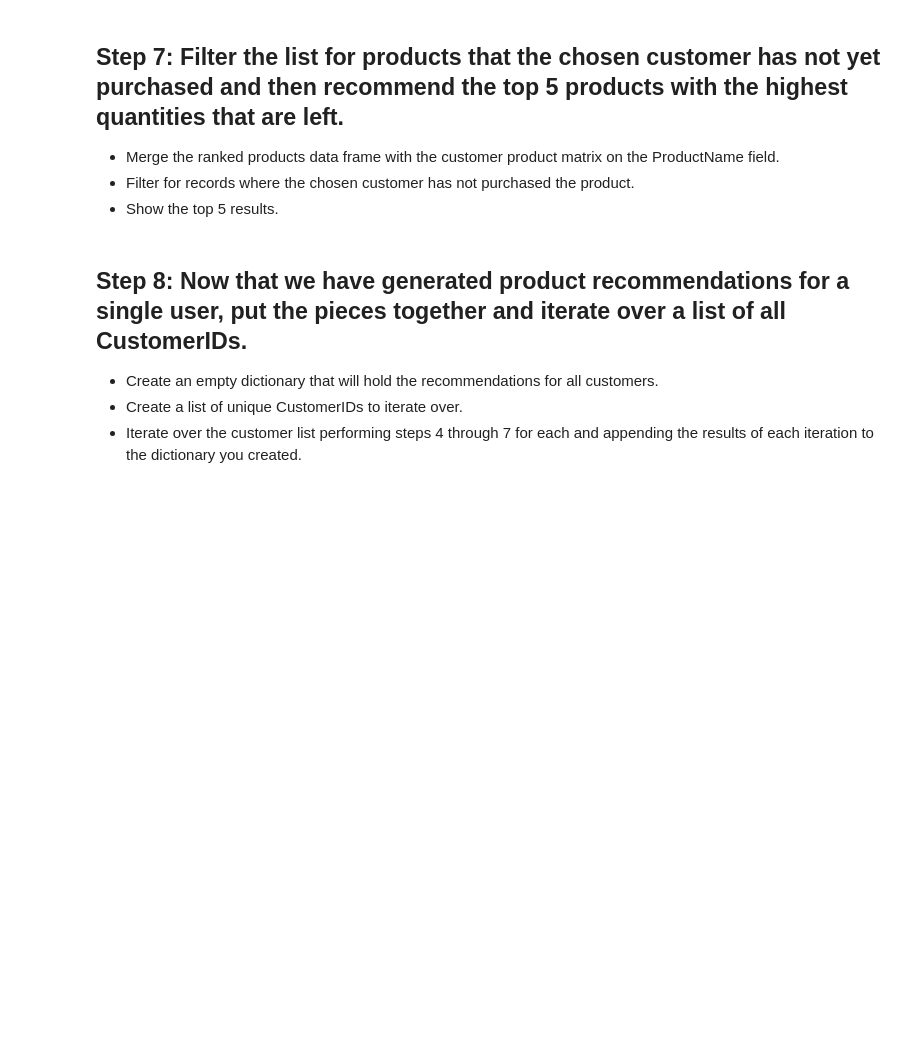
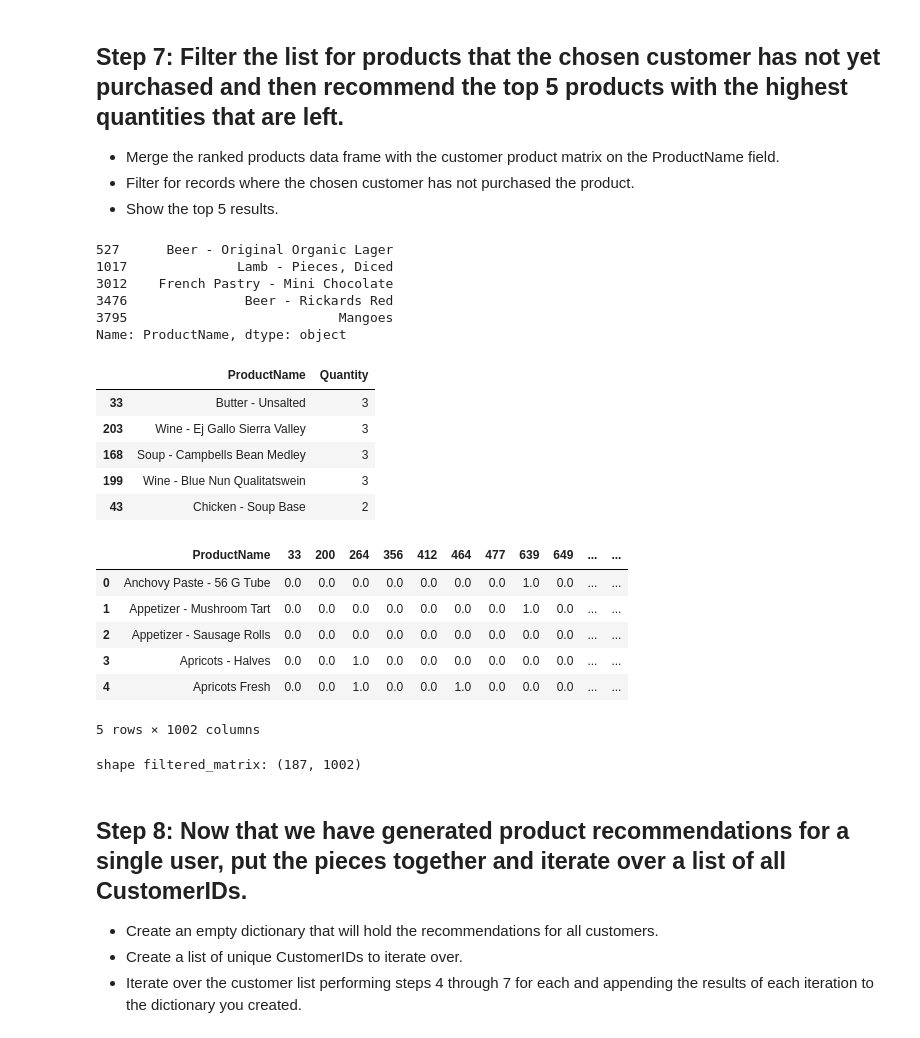
Before and after one commit to ta-datapt-bcn/lab-intro-recommender-systems, a Jupyter notebook: your-code/main.ipynb, the cells around one changed output. Cells and saved outputs as stored; diff of their text form; code cells hidden in the pictures; blank space fills up the shorter version.

```diff
--- a/your-code/main.ipynb
+++ b/your-code/main.ipynb
@@ -24,2 +103,5 @@ The rows of the matrix should represent the products, the columns should represe
 # %% [markdown]
 ## Step 4: Check your results by generating a list of the top 5 most similar customers for a specific CustomerID.
+# %%
+results_33 = distances[33].sort_values(ascending=False)[1:6]
+results_33
@@ -26,2 +116,9 @@ The rows of the matrix should represent the products, the columns should represe
 # %% [markdown]
 ## Step 5: From the data frame you created in Step 1, select the records for the list of similar CustomerIDs you obtained in Step 4.
+# %%
+
+names_33 = list(results_33.keys())
+print(names_33)
+
+similar = buy_each.loc[buy_each.CustomerID.isin(names_33)]
+similar.head()
@@ -29,3 +134,6 @@ The rows of the matrix should represent the products, the columns should represe
 ## Step 6: Aggregate those customer purchase records by ProductName, sum the Quantity field, and then rank them in descending order by quantity.
 
 This will give you the total number of each product purchased by the 5 most similar customers to the customer you selected in order from most purchased to least.
+# %%
+ranked = similar.groupby(['ProductName'],as_index=False).agg({'Quantity':'sum'}).sort_values('Quantity', ascending=False)
+ranked.reset_index(drop=True)
@@ -35,6 +162,37 @@ This will give you the total number of each product purchased by the 5 most simi
 - Merge the ranked products data frame with the customer product matrix on the ProductName field.
 - Filter for records where the chosen customer has not purchased the product.
 - Show the top 5 results.
+# %%
+customer = data[data['CustomerID']==33]['ProductName']
+customer[:5]
+
+ranked_not_buyed_33 = ranked.loc[~ranked['ProductName'].isin(customer)]
+ranked_not_buyed_33.head(5)
+
+filtered_matrix = pd.merge(cus_matrix, ranked_not_buyed_33, on='ProductName')
+filtered_matrix.head()
+print('shape filtered_matrix:',filtered_matrix.shape)
+# %% [output]
+527      Beer - Original Organic Lager
+1017              Lamb - Pieces, Diced
+3012    French Pastry - Mini Chocolate
+3476               Beer - Rickards Red
+3795                           Mangoes
+Name: ProductName, dtype: object
+|  | ProductName | Quantity |
+| 33 | Butter - Unsalted | 3 |
+| 203 | Wine - Ej Gallo Sierra Valley | 3 |
+| 168 | Soup - Campbells Bean Medley | 3 |
+| 199 | Wine - Blue Nun Qualitatswein | 3 |
+| 43 | Chicken - Soup Base | 2 |
+|  | ProductName | 33 | 200 | 264 | 356 | 412 | 464 | 477 | 639 | 649 | ... | ... |
+| 0 | Anchovy Paste - 56 G Tube | 0.0 | 0.0 | 0.0 | 0.0 | 0.0 | 0.0 | 0.0 | 1.0 | 0.0 | ... | ... |
+| 1 | Appetizer - Mushroom Tart | 0.0 | 0.0 | 0.0 | 0.0 | 0.0 | 0.0 | 0.0 | 1.0 | 0.0 | ... | ... |
+| 2 | Appetizer - Sausage Rolls | 0.0 | 0.0 | 0.0 | 0.0 | 0.0 | 0.0 | 0.0 | 0.0 | 0.0 | ... | ... |
+| 3 | Apricots - Halves | 0.0 | 0.0 | 1.0 | 0.0 | 0.0 | 0.0 | 0.0 | 0.0 | 0.0 | ... | ... |
+| 4 | Apricots Fresh | 0.0 | 0.0 | 1.0 | 0.0 | 0.0 | 1.0 | 0.0 | 0.0 | 0.0 | ... | ... |
+5 rows × 1002 columns
+shape filtered_matrix: (187, 1002)
 # %% [markdown]
 ## Step 8: Now that we have generated product recommendations for a single user, put the pieces together and iterate over a list of all CustomerIDs.
 
```
Also changed, not shown: parts of 16 cells of this notebook.
